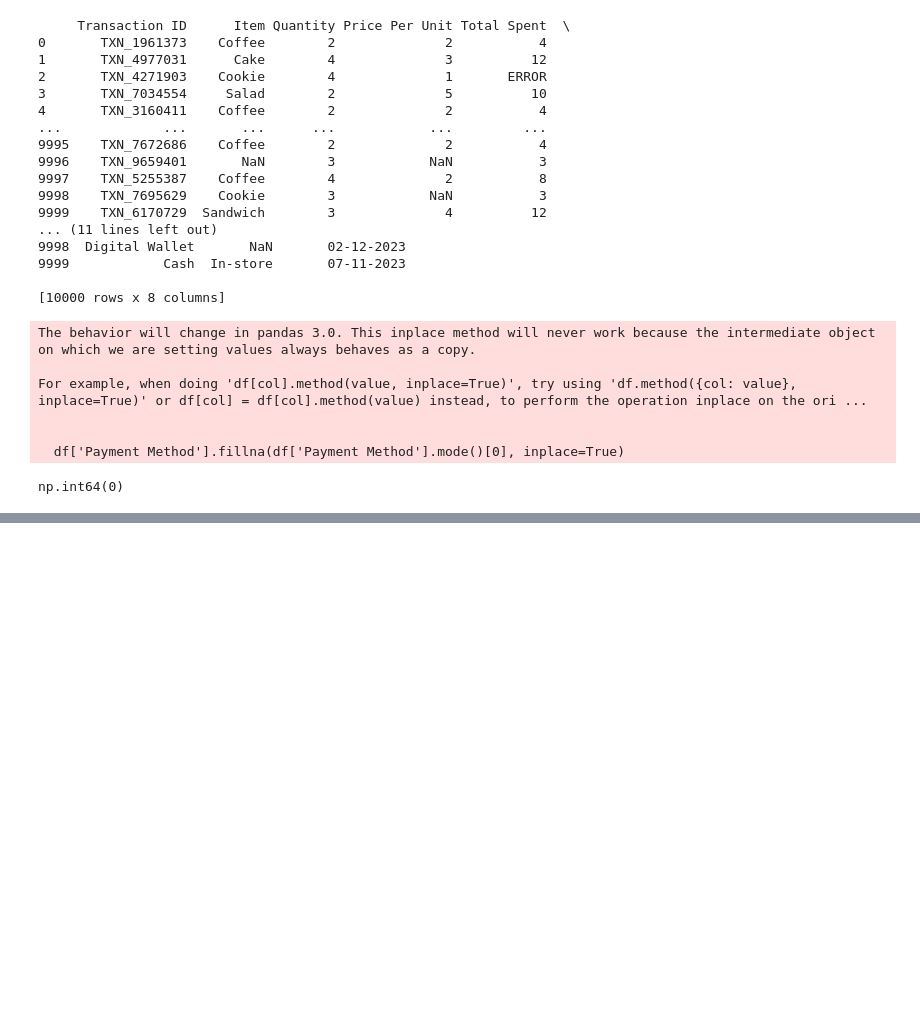
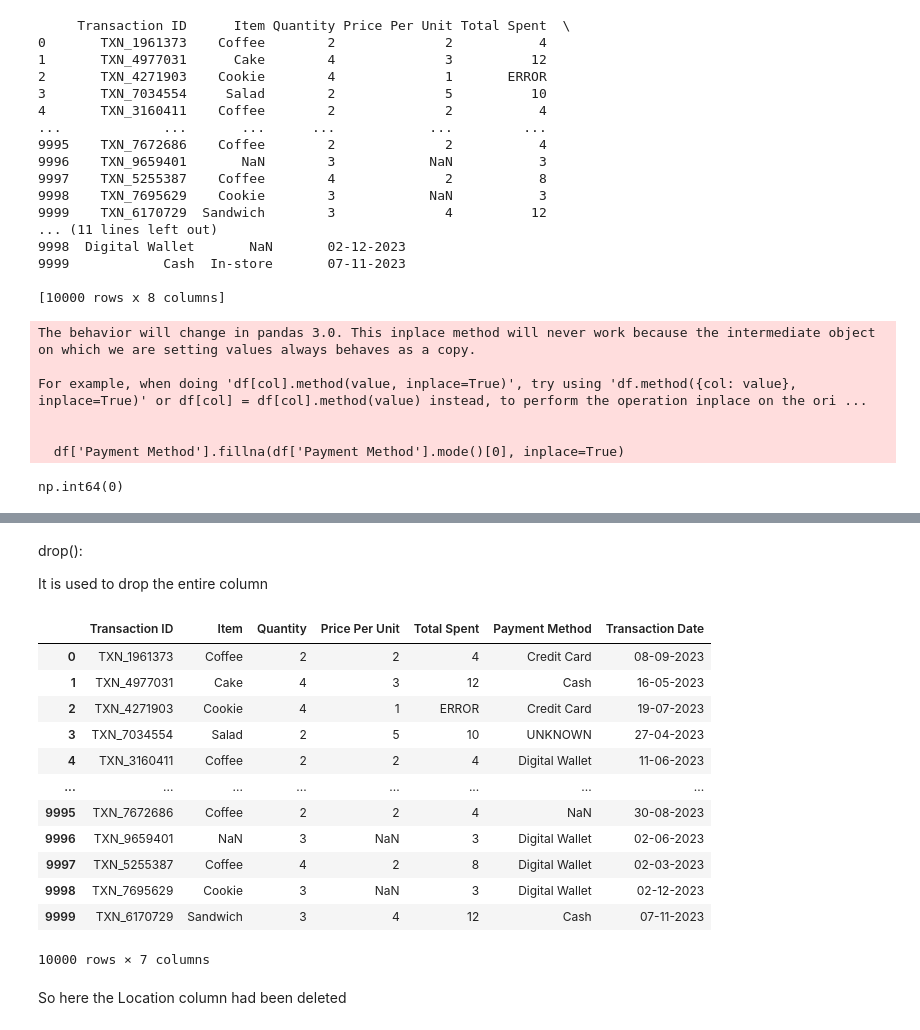
Before and after one commit to ShaazCode/Python-Libraries---EDA, a Jupyter notebook: Pandas.ipynb, the cells around one changed output, grey strips where cells are left out. Drawn from its saved outputs; the diff is of its cells as text; code cells hidden in the pictures; blank space fills up the shorter version.

```diff
--- a/Pandas.ipynb
+++ b/Pandas.ipynb
@@ -663,0 +741,23 @@ np.int64(0)
+# %% [markdown]
+drop():
+
+It is used to drop the entire column
+# %%
+df.drop('Location', axis=1, inplace=True)
+df
+# %% [output]
+|  | Transaction ID | Item | Quantity | Price Per Unit | Total Spent | Payment Method | Transaction Date |
+| 0 | TXN_1961373 | Coffee | 2 | 2 | 4 | Credit Card | 08-09-2023 |
+| 1 | TXN_4977031 | Cake | 4 | 3 | 12 | Cash | 16-05-2023 |
+| 2 | TXN_4271903 | Cookie | 4 | 1 | ERROR | Credit Card | 19-07-2023 |
+| 3 | TXN_7034554 | Salad | 2 | 5 | 10 | UNKNOWN | 27-04-2023 |
+| 4 | TXN_3160411 | Coffee | 2 | 2 | 4 | Digital Wallet | 11-06-2023 |
+| ... | ... | ... | ... | ... | ... | ... | ... |
+| 9995 | TXN_7672686 | Coffee | 2 | 2 | 4 | NaN | 30-08-2023 |
+| 9996 | TXN_9659401 | NaN | 3 | NaN | 3 | Digital Wallet | 02-06-2023 |
+| 9997 | TXN_5255387 | Coffee | 4 | 2 | 8 | Digital Wallet | 02-03-2023 |
+| 9998 | TXN_7695629 | Cookie | 3 | NaN | 3 | Digital Wallet | 02-12-2023 |
+| 9999 | TXN_6170729 | Sandwich | 3 | 4 | 12 | Cash | 07-11-2023 |
+10000 rows × 7 columns
+# %% [markdown]
+So here the Location column had been deleted
```
Also changed, not shown: parts of 12 cells of this notebook.
